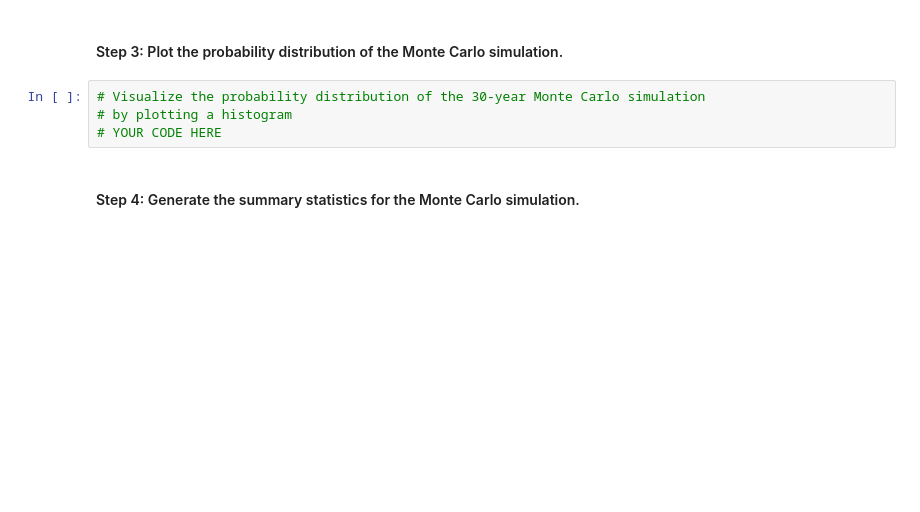
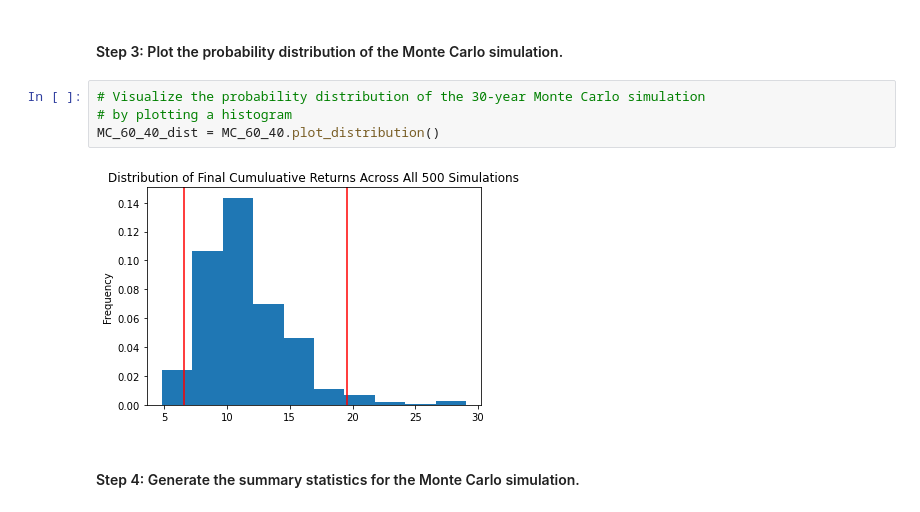
Before and after one commit to flyfishjay/challenge_week_5, a Jupyter notebook: financial_planning_tools.ipynb, the cells around one changed output. Drawn from its saved outputs; the diff is of its cells as text; blank space fills up the shorter version.

```diff
--- a/financial_planning_tools.ipynb
+++ b/financial_planning_tools.ipynb
@@ -459,7 +552,9 @@ In this section, you’ll use the MCForecastTools library to create a Monte Carl
 # %%
 # Visualize the probability distribution of the 30-year Monte Carlo simulation
 # by plotting a histogram
-# YOUR CODE HERE
+MC_60_40_dist = MC_60_40.plot_distribution()
+# %% [output]
+[figure, added]
 # %% [markdown]
 #### Step 4: Generate the summary statistics for the Monte Carlo simulation.
 # %%
```
Also changed, not shown: parts of 11 cells of this notebook.
